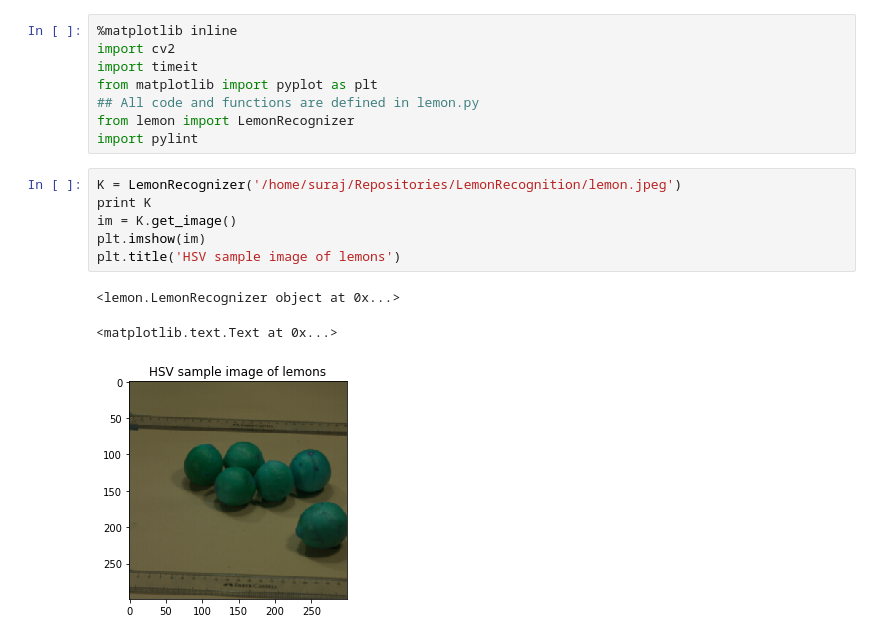
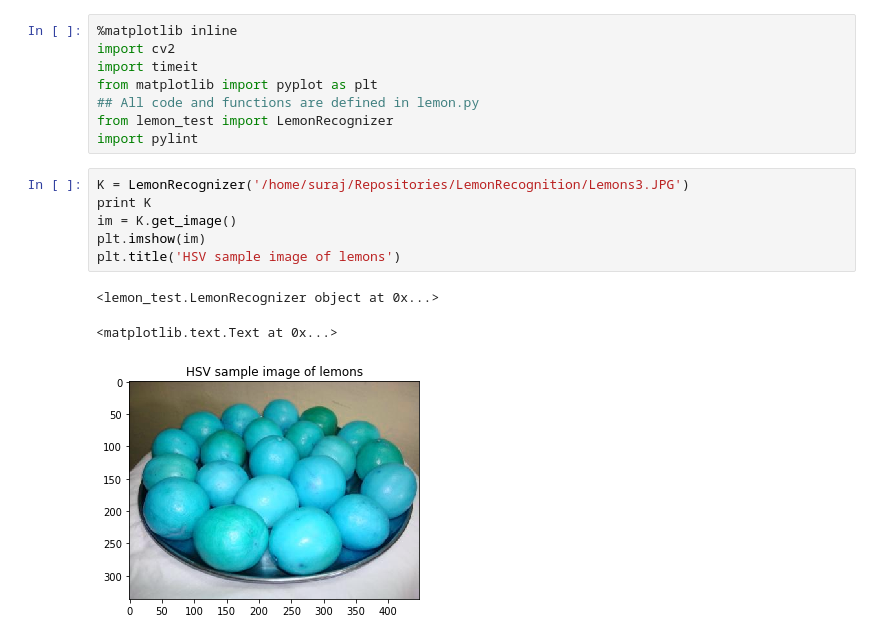
Before and after one commit to surajpaib/OpenCV, a Jupyter notebook: lemonrecog.ipynb, the cells around one changed output. Cells and saved outputs as stored; diff of their text form.

```diff
--- a/lemonrecog.ipynb
+++ b/lemonrecog.ipynb
@@ -4,15 +4,15 @@ import cv2
 import timeit
 from matplotlib import pyplot as plt
 ## All code and functions are defined in lemon.py
-from lemon import LemonRecognizer
+from lemon_test import LemonRecognizer
 import pylint
 # %%
-K = LemonRecognizer('/home/suraj/Repositories/LemonRecognition/lemon.jpeg')
+K = LemonRecognizer('/home/suraj/Repositories/LemonRecognition/Lemons3.JPG')
 print K
 im = K.get_image()
 plt.imshow(im)
 plt.title('HSV sample image of lemons')
 # %% [output]
-<lemon.LemonRecognizer object at 0x...>
+<lemon_test.LemonRecognizer object at 0x...>
 <matplotlib.text.Text at 0x...>
-[figure, old version]
+[figure, new version]
```
Also changed, not shown: parts of 7 cells of this notebook, 6 other files.
